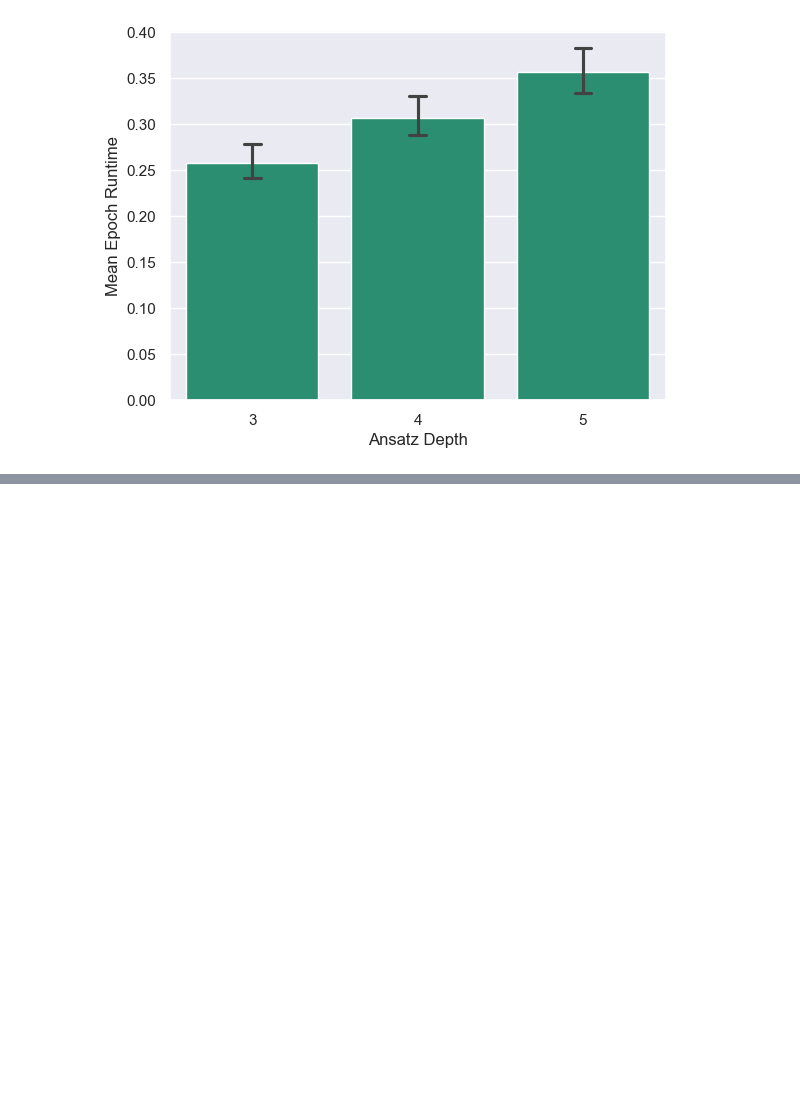
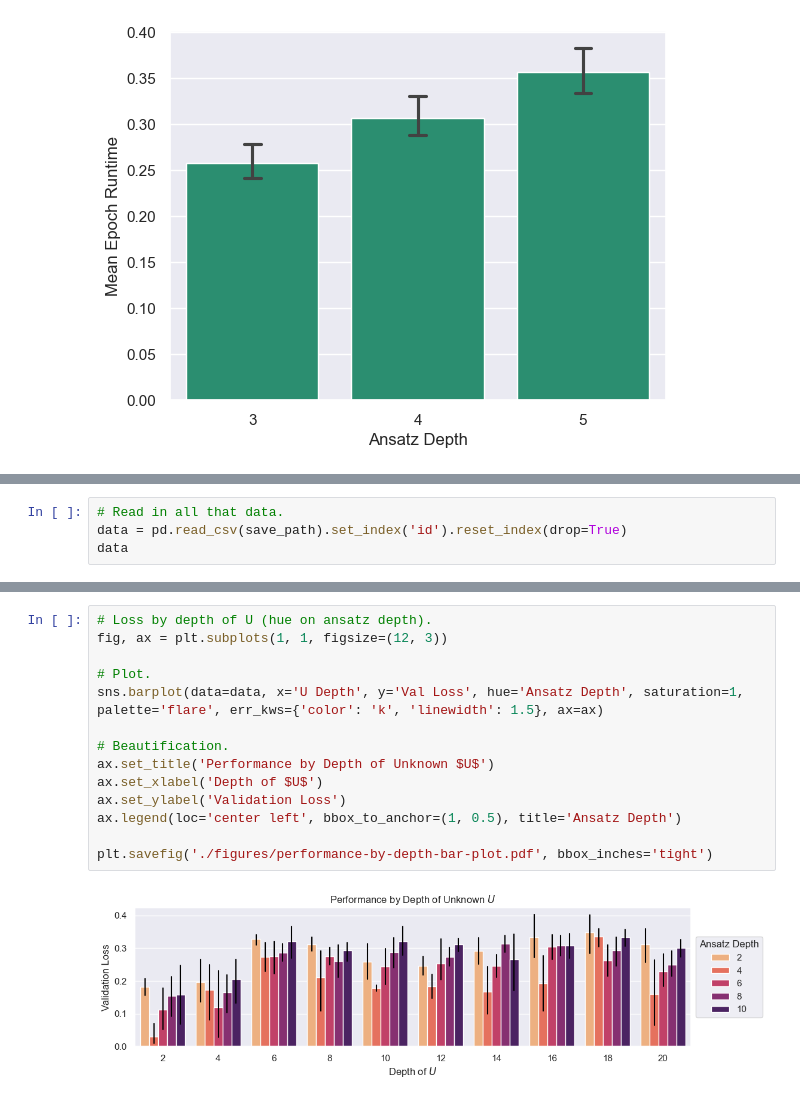
Before and after one commit to BenPrie/variational-local-inversions, a Jupyter notebook: learning-by-depth.ipynb, the cells around one changed output, grey strips where cells are left out. Cells and saved outputs as stored; diff of their text form; blank space fills up the shorter version.

Commit message:
Visualising it

```diff
--- a/learning-by-depth.ipynb
+++ b/learning-by-depth.ipynb
@@ -260,3 +260,7 @@ save_path = './data/performance-by-depth-and-reps.csv'
 
 for d in tqdm(ds, desc='Trying different unitary depths'):
     evaluate_at_depth_by_scipy(n=4, d=d, n_U=5, ansatz_reps=ansatz_reps, save_path=save_path, n_train_samples=32, n_val_samples=8, n_epochs=350, verbose=True, overwrite=False)
+# %%
+# Read in all that data.
+data = pd.read_csv(save_path).set_index('id').reset_index(drop=True)
+data
@@ -262,0 +281,16 @@ for d in tqdm(ds, desc='Trying different unitary depths'):
+# %%
+# Loss by depth of U (hue on ansatz depth).
+fig, ax = plt.subplots(1, 1, figsize=(12, 3))
+
+# Plot.
+sns.barplot(data=data, x='U Depth', y='Val Loss', hue='Ansatz Depth', saturation=1, palette='flare', err_kws={'color': 'k', 'linewidth': 1.5}, ax=ax)
+
+# Beautification.
+ax.set_title('Performance by Depth of Unknown $U$')
+ax.set_xlabel('Depth of $U$')
+ax.set_ylabel('Validation Loss')
+ax.legend(loc='center left', bbox_to_anchor=(1, 0.5), title='Ansatz Depth')
+
+plt.savefig('./figures/performance-by-depth-bar-plot.pdf', bbox_inches='tight')
+# %% [output]
+[figure, added]
```
Also changed, not shown: parts of 3 cells of this notebook, 3 other files.
